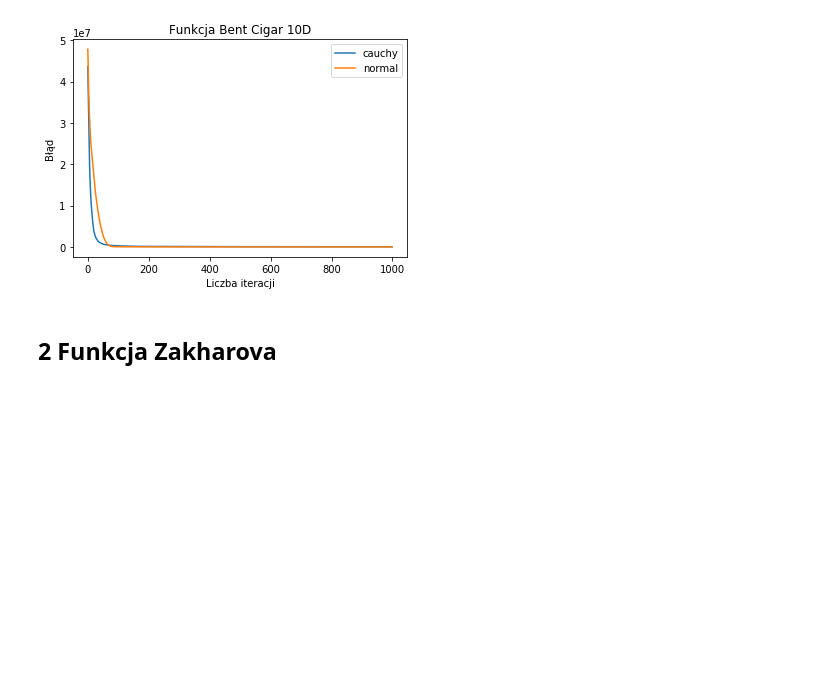
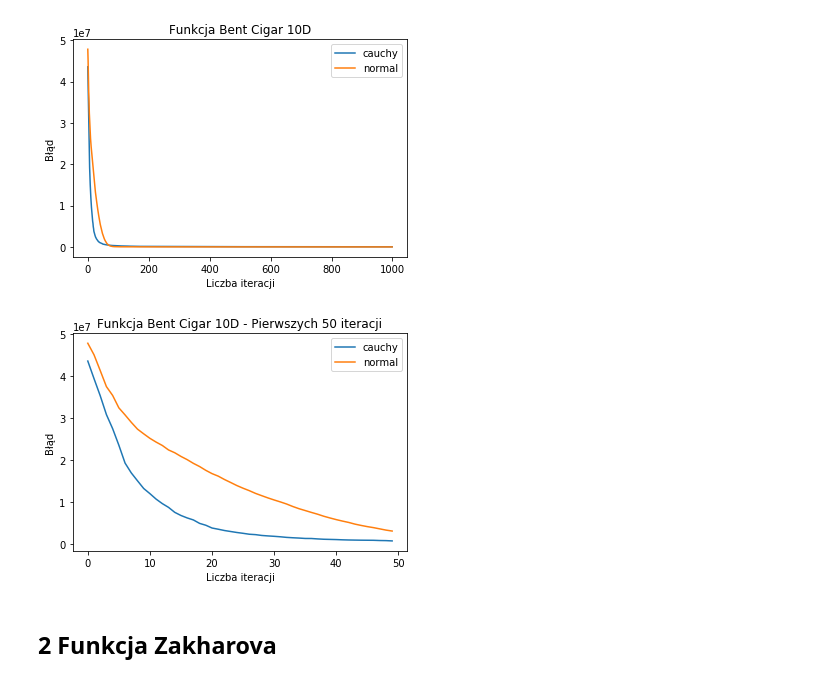
Before and after one commit to adamnapieralski/pszt-evolutionary-cauchy-searching, a Jupyter notebook: plot_progress.ipynb, the cells around one changed output. Cells and saved outputs as stored; diff of their text form; code cells hidden in the pictures; blank space fills up the shorter version.

```diff
--- a/plot_progress.ipynb
+++ b/plot_progress.ipynb
@@ -31,6 +38,13 @@ plot_from_file("Funkcja Bent Cigar 10D",
                'analysis_out/bent_cigar/bent_cigar_progress_normal__D10_P50_I1000_R5120200416_183344.txt')
 # %% [output]
 [figure]
+# %%
+plot_from_file("Funkcja Bent Cigar 10D - Pierwszych 50 iteracji",
+               'analysis_out/bent_cigar/bent_cigar_progress_cauchy__D10_P50_I1000_R5120200416_183344.txt',
+               'analysis_out/bent_cigar/bent_cigar_progress_normal__D10_P50_I1000_R5120200416_183344.txt',
+              limit = 50)
+# %% [output]
+[figure, added]
 # %% [markdown]
 ## 2 Funkcja Zakharova
 # %%
```
Also changed, not shown: parts of 13 cells of this notebook, 18 other files.
